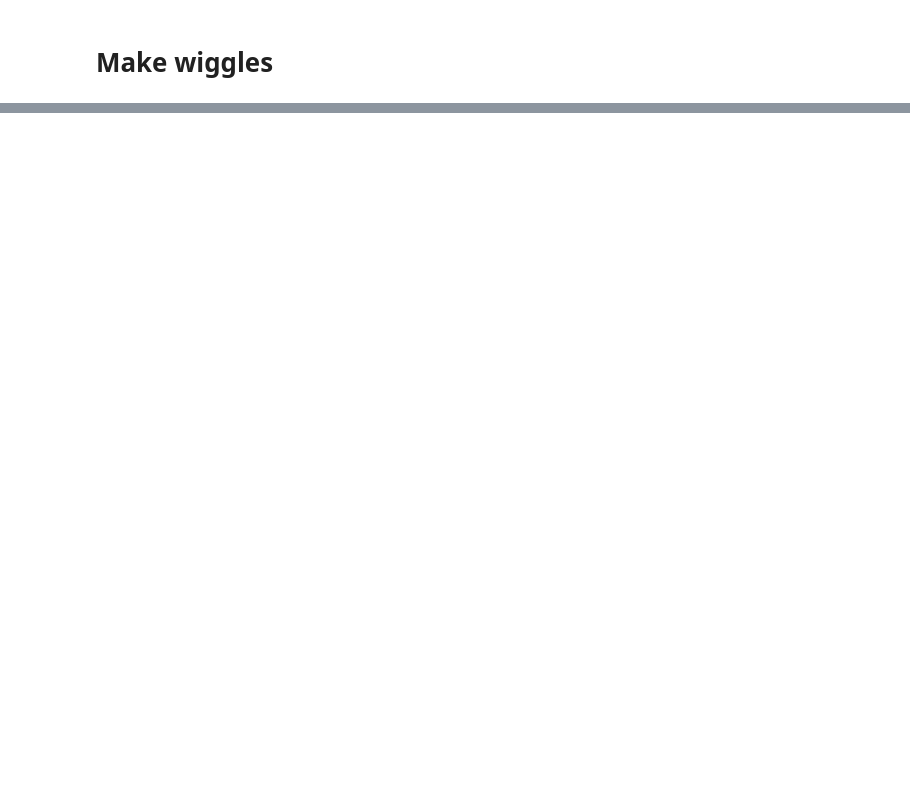
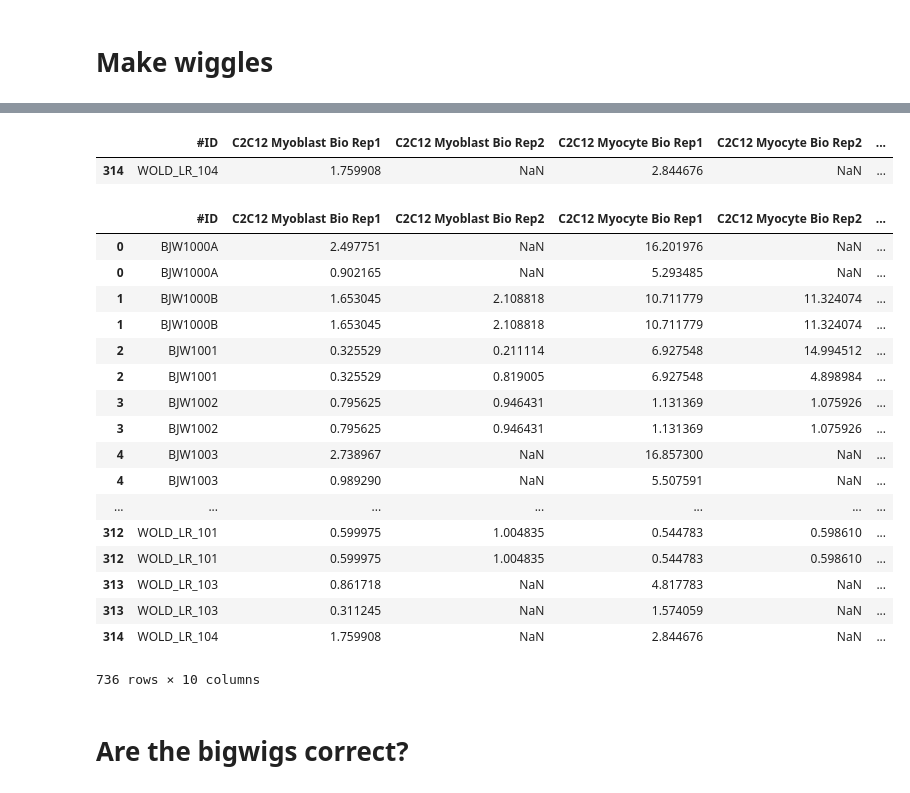
Before and after one commit to detrout/encode3-curation, a Jupyter notebook: format ENCODE3 Woldlab transfection data.ipynb, the cells around one changed output, grey strips where cells are left out. Drawn from its saved outputs; the diff is of its cells as text; code cells hidden in the pictures; blank space fills up the shorter version.

```diff
--- a/format ENCODE3 Woldlab transfection data.ipynb
+++ b/format ENCODE3 Woldlab transfection data.ipynb
@@ -569,0 +601,7 @@ with open('/tmp/trackDb.txt', 'wt') as outstream:
+# %%
+s1 = google_sheet[['#ID',
+       'C2C12 Myoblast Bio Rep1', 'C2C12 Myoblast Bio Rep2',
+       'C2C12 Myocyte Bio Rep1', 'C2C12 Myocyte Bio Rep2',
+       '10T1/2 Bio Rep1', '10T1/2 Bio Rep2',
+       '10T1/2 Mock Differentiated Bio Rep1', '10T1/2 Mock Differentiated Bio Rep2'
+      ]].copy()
@@ -569,0 +610,2 @@ with open('/tmp/trackDb.txt', 'wt') as outstream:
+# %%
+t1.columns = s1.columns
@@ -569,0 +631,30 @@ with open('/tmp/trackDb.txt', 'wt') as outstream:
+# %%
+s1[s1['#ID'].isin(set(s1['#ID']).difference(t1['#ID']))]
+# %% [output]
+|  | #ID | C2C12 Myoblast Bio Rep1 | C2C12 Myoblast Bio Rep2 | C2C12 Myocyte Bio Rep1 | C2C12 Myocyte Bio Rep2 | ... |
+| 314 | WOLD_LR_104 | 1.759908 | NaN | 2.844676 | NaN | ... |
+# %%
+t1['source'] = 'transfection'
+# %%
+s1['source'] = 'google'
+# %%
+pandas.concat([t1, s1]).sort_values(by=['#ID', 'source'])
+# %% [output]
+|  | #ID | C2C12 Myoblast Bio Rep1 | C2C12 Myoblast Bio Rep2 | C2C12 Myocyte Bio Rep1 | C2C12 Myocyte Bio Rep2 | ... |
+| 0 | BJW1000A | 2.497751 | NaN | 16.201976 | NaN | ... |
+| 0 | BJW1000A | 0.902165 | NaN | 5.293485 | NaN | ... |
+| 1 | BJW1000B | 1.653045 | 2.108818 | 10.711779 | 11.324074 | ... |
+| 1 | BJW1000B | 1.653045 | 2.108818 | 10.711779 | 11.324074 | ... |
+| 2 | BJW1001 | 0.325529 | 0.211114 | 6.927548 | 14.994512 | ... |
+| 2 | BJW1001 | 0.325529 | 0.819005 | 6.927548 | 4.898984 | ... |
+| 3 | BJW1002 | 0.795625 | 0.946431 | 1.131369 | 1.075926 | ... |
+| 3 | BJW1002 | 0.795625 | 0.946431 | 1.131369 | 1.075926 | ... |
+| 4 | BJW1003 | 2.738967 | NaN | 16.857300 | NaN | ... |
+| 4 | BJW1003 | 0.989290 | NaN | 5.507591 | NaN | ... |
+| ... | ... | ... | ... | ... | ... | ... |
+| 312 | WOLD_LR_101 | 0.599975 | 1.004835 | 0.544783 | 0.598610 | ... |
+| 312 | WOLD_LR_101 | 0.599975 | 1.004835 | 0.544783 | 0.598610 | ... |
+| 313 | WOLD_LR_103 | 0.861718 | NaN | 4.817783 | NaN | ... |
+| 313 | WOLD_LR_103 | 0.311245 | NaN | 1.574059 | NaN | ... |
+| 314 | WOLD_LR_104 | 1.759908 | NaN | 2.844676 | NaN | ... |
+736 rows × 10 columns
@@ -569,0 +663,2 @@ with open('/tmp/trackDb.txt', 'wt') as outstream:
+# %% [markdown]
+# Are the bigwigs correct?
```
Also changed, not shown: parts of 62 cells of this notebook.
